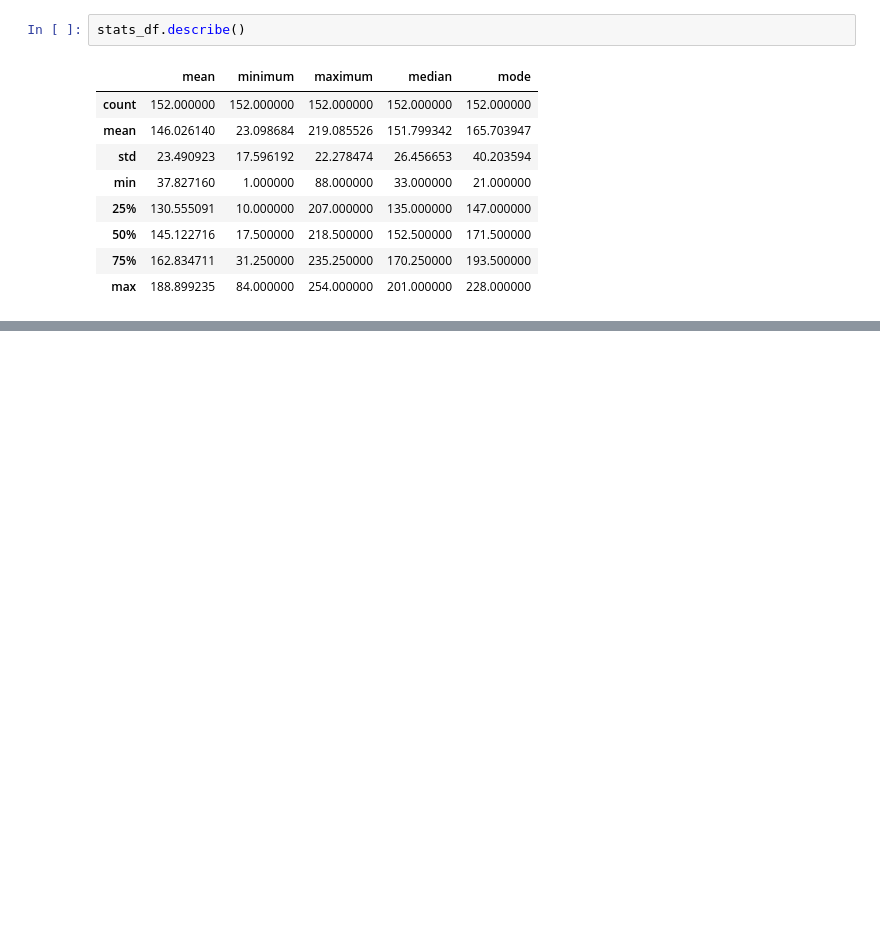
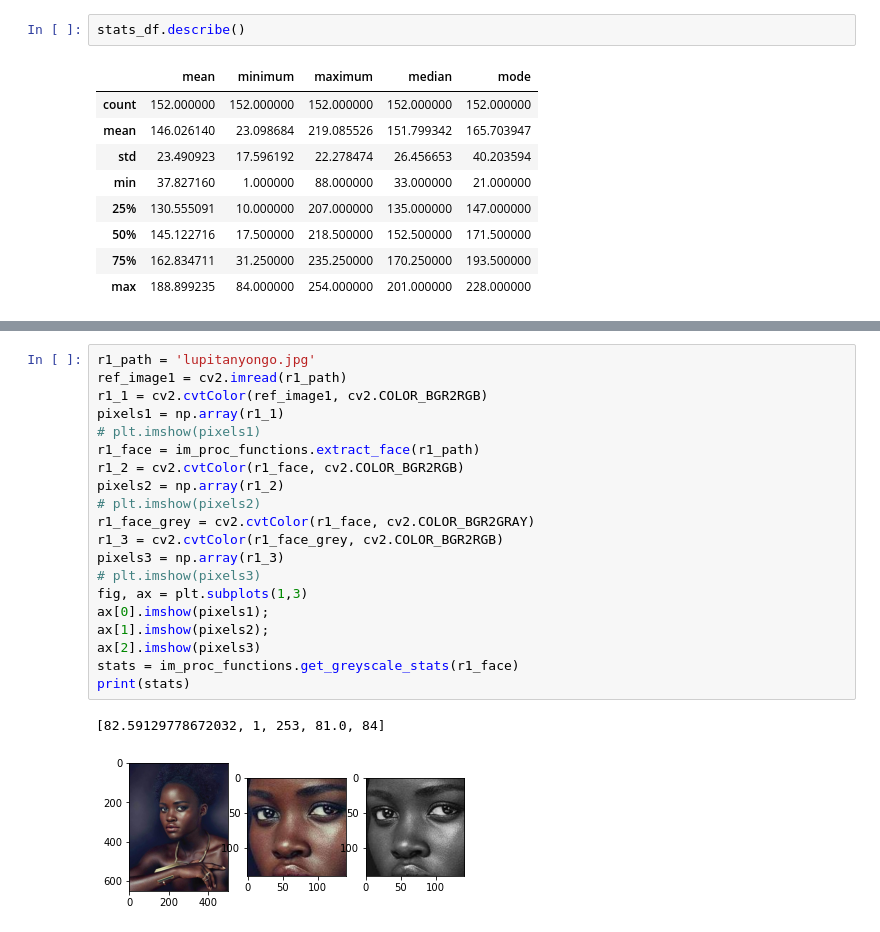
Before and after one commit to vvaynethomas/Colorism-Analysis, a Jupyter notebook: batch_colorism.ipynb, the cells around one changed output, grey strips where cells are left out. Drawn from its saved outputs; the diff is of its cells as text; blank space fills up the shorter version.

```diff
--- a/batch_colorism.ipynb
+++ b/batch_colorism.ipynb
@@ -50,0 +92,23 @@ stats_df.describe()
+# %%
+r1_path = 'lupitanyongo.jpg'
+ref_image1 = cv2.imread(r1_path)
+r1_1 = cv2.cvtColor(ref_image1, cv2.COLOR_BGR2RGB)
+pixels1 = np.array(r1_1)
+# plt.imshow(pixels1)
+r1_face = im_proc_functions.extract_face(r1_path)
+r1_2 = cv2.cvtColor(r1_face, cv2.COLOR_BGR2RGB)
+pixels2 = np.array(r1_2)
+# plt.imshow(pixels2)
+r1_face_grey = cv2.cvtColor(r1_face, cv2.COLOR_BGR2GRAY)
+r1_3 = cv2.cvtColor(r1_face_grey, cv2.COLOR_BGR2RGB)
+pixels3 = np.array(r1_3)
+# plt.imshow(pixels3)
+fig, ax = plt.subplots(1,3)
+ax[0].imshow(pixels1);
+ax[1].imshow(pixels2);
+ax[2].imshow(pixels3)
+stats = im_proc_functions.get_greyscale_stats(r1_face)
+print(stats)
+# %% [output]
+[82.59129778672032, 1, 253, 81.0, 84]
+[figure, added]
```
Also changed, not shown: parts of 4 cells of this notebook, 3 other files.
